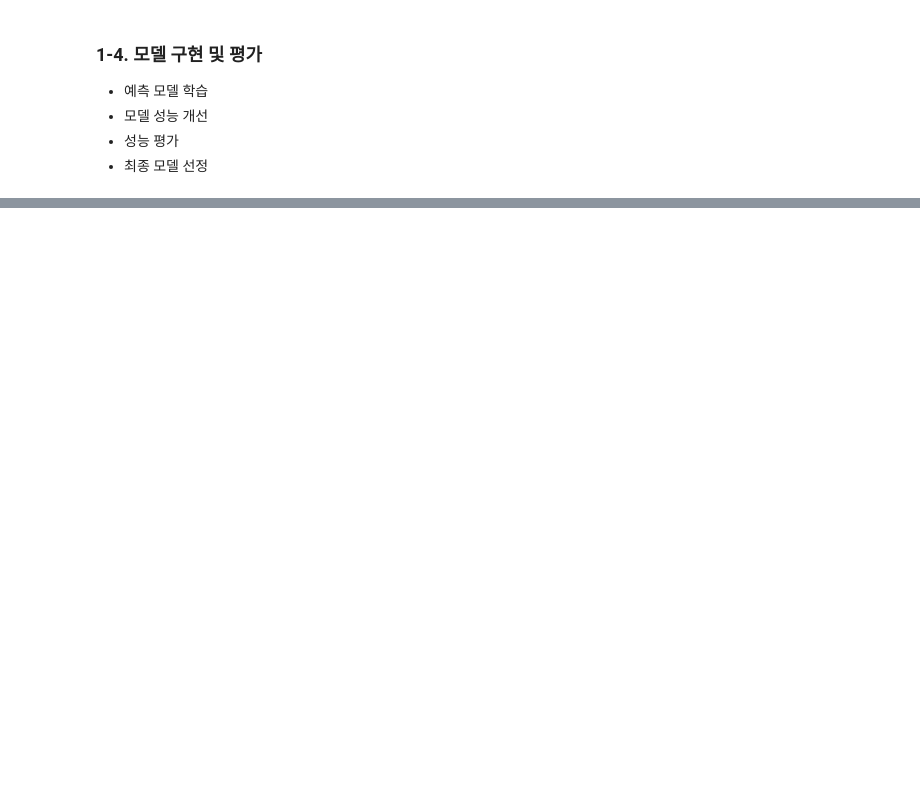
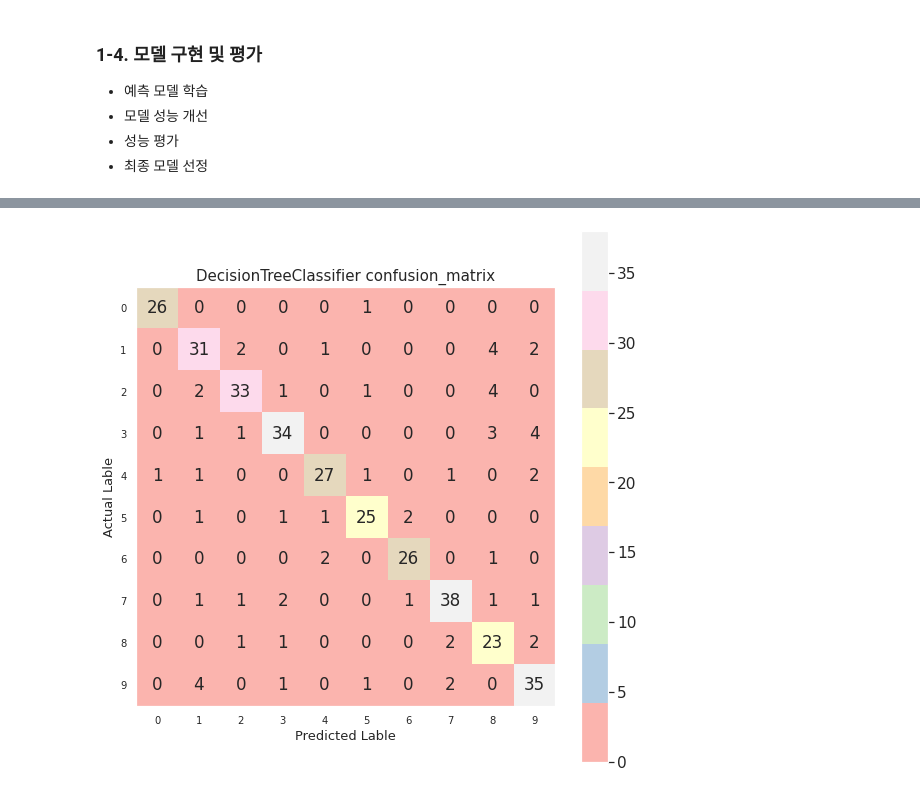
Before and after one commit to saerannn/ML-DL-Project, a Jupyter notebook: Project_01_Building Classification Models with Sklearn/Project_01_Building_Classification_Models_with_Scikit_learn.ipynb, the cells around one changed output, grey strips where cells are left out. Cells and saved outputs as stored; diff of their text form; code cells hidden in the pictures; blank space fills up the shorter version.

```diff
--- a/Project_01_Building Classification Models with Sklearn/Project_01_Building_Classification_Models_with_Scikit_learn.ipynb
+++ b/Project_01_Building Classification Models with Sklearn/Project_01_Building_Classification_Models_with_Scikit_learn.ipynb
@@ -352,0 +382,7 @@ params = {"DecisionTreeClassifier":  ["min_samples_split": [2,3,4,5,6],
+# %%
+############################## DecisionTreeClassifier 학습 ##############################
+decision_tree = DecisionTreeClassifier(random_state=32)
+decision_tree.fit(X_train, y_train)
+y_pred = decision_tree.predict(X_test)
+
+print(classification_report(y_test, y_pred))
@@ -352,0 +406,27 @@ params = {"DecisionTreeClassifier":  ["min_samples_split": [2,3,4,5,6],
+# %%
+######################### DecisionTreeClassifier confusion_matrix #######################
+cm = confusion_matrix(y_test, y_pred)
+
+plt.figure(figsize=(8,8))
+plt.imshow(cm, interpolation='nearest', cmap='Pastel1')
+plt.title('DecisionTreeClassifier confusion_matrix', size=15)
+plt.colorbar()
+tick_marks = np.arange(10)
+plt.xticks(tick_marks,
+           ["0","1","2","3","4","5","6","7","8","9"],
+           size = 10)
+plt.yticks(tick_marks,
+           ["0","1","2","3","4","5","6","7","8","9"],
+           size = 10)
+plt.tight_layout()
+plt.xlabel("Predicted Lable",size=13)
+plt.ylabel("Actual Lable", size =13)
+width, height = cm.shape
+
+for x in range(width):
+ for y in range(height):
+    plt.annotate(str(cm[x][y]),xy=(y,x),
+                horizontalalignment = 'center',
+                verticalalignment = 'center')
+# %% [output]
+[figure, added]
```
Also changed, not shown: parts of 77 cells of this notebook.
